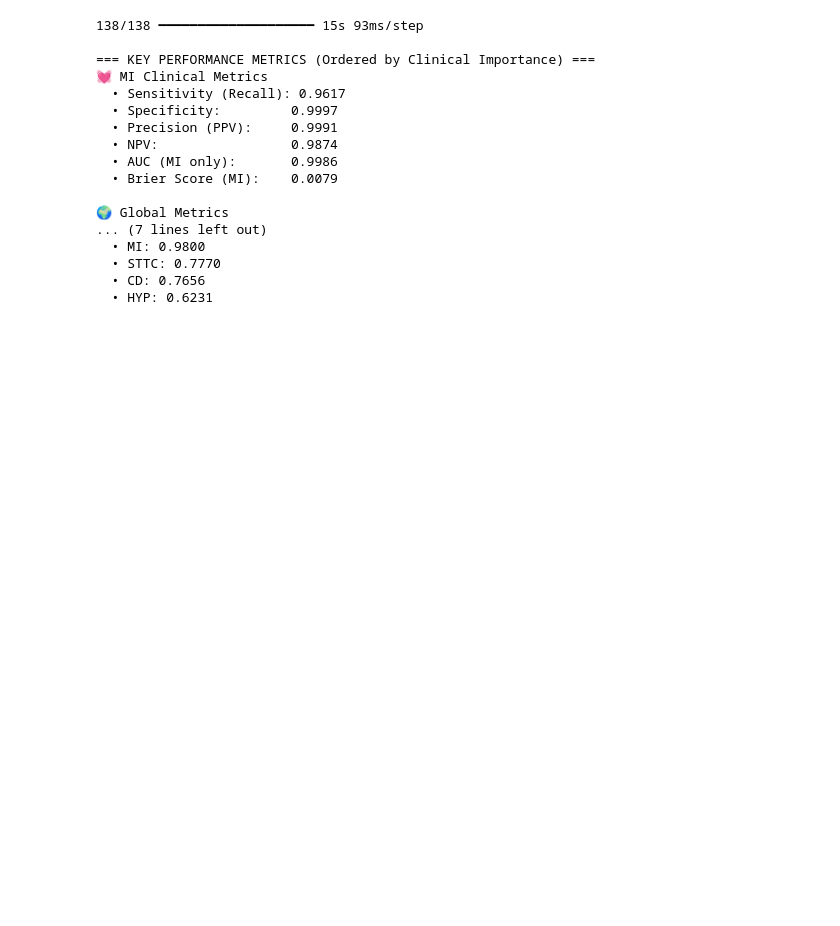
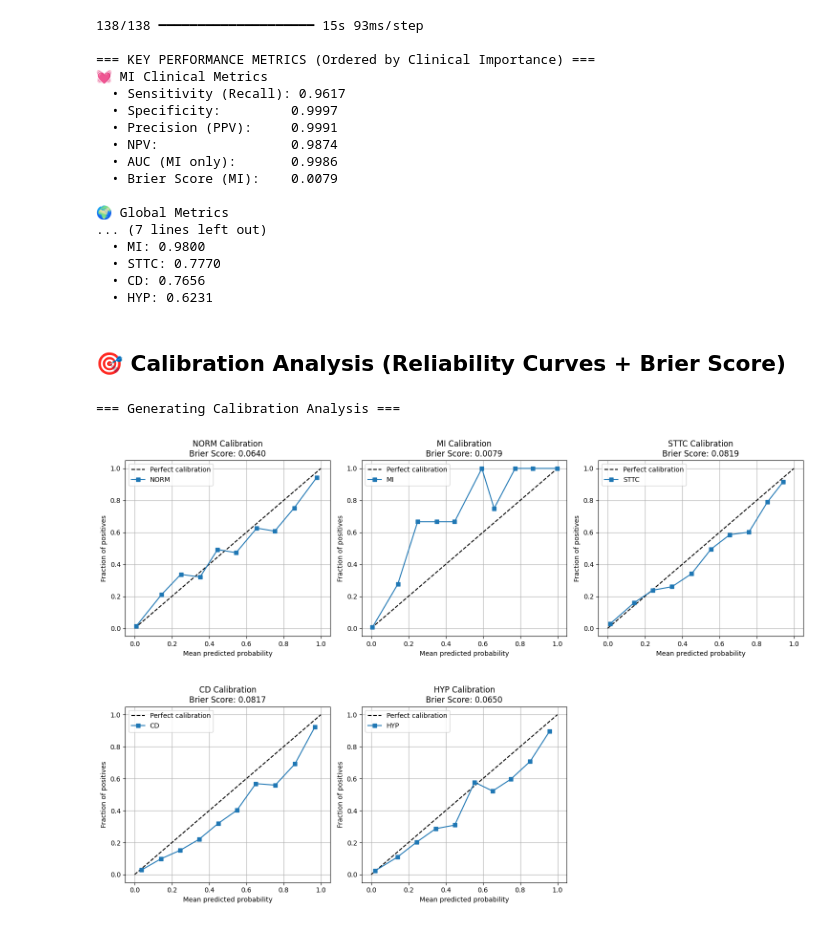
Before and after one commit to dr-ridwanoladipo/ecg-ai, a Jupyter notebook: notebooks/clinical-ecg-evaluation-interpretability.ipynb, the cells around one changed output. Saved outputs shown, nothing was run; the diff lists cells and outputs as text; code cells hidden in the pictures; blank space fills up the shorter version.

Commit message:
feat: add calibration analysis with reliability curves and Brier scores

```diff
--- a/notebooks/clinical-ecg-evaluation-interpretability.ipynb
+++ b/notebooks/clinical-ecg-evaluation-interpretability.ipynb
@@ -163,3 +163,49 @@ I0000 00:00:1759304734.312210      87 device_compiler.h:188] Compiled cluster us
   • STTC: 0.7770
   • CD: 0.7656
   • HYP: 0.6231
+# %% [markdown]
+## 🎯 Calibration Analysis (Reliability Curves + Brier Score)
+# %%
+def plot_calibration_curves():
+    """Generate calibration plots and Brier scores for clinical reliability assessment"""
+    fig, axes = plt.subplots(2, 3, figsize=(15, 10))
+    axes = axes.flatten()
+
+    calibration_data = {}
+
+    for i, cls in enumerate(class_names):
+        fraction_pos, mean_pred = calibration_curve(y_test[:, i], y_pred_proba[:, i], n_bins=10)
+        brier = brier_score_loss(y_test[:, i], y_pred_proba[:, i])
+
+        axes[i].plot([0, 1], [0, 1], 'k--', label='Perfect calibration')
+        axes[i].plot(mean_pred, fraction_pos, 's-', label=f'{cls}')
+        axes[i].set_xlabel('Mean predicted probability')
+        axes[i].set_ylabel('Fraction of positives')
+        axes[i].set_title(f'{cls} Calibration\nBrier Score: {brier:.4f}')
+        axes[i].legend()
+        axes[i].grid(True)
+
+        calibration_data[cls] = {
+            'mean_pred': mean_pred.tolist(),
+            'fraction_pos': fraction_pos.tolist(),
+            'brier_score': brier
+        }
+
+    # Remove empty subplot
+    fig.delaxes(axes[5])
+
+    # Adjust spacing
+    plt.tight_layout()
+    plt.subplots_adjust(hspace=0.4)
+
+    plt.savefig('calibration_curves.png', dpi=150, bbox_inches='tight')
+    plt.show()
+
+    return calibration_data
+
+
+print("\n=== Generating Calibration Analysis ===")
+calibration_results = plot_calibration_curves()
+# %% [output]
+=== Generating Calibration Analysis ===
+[figure, added]
```
